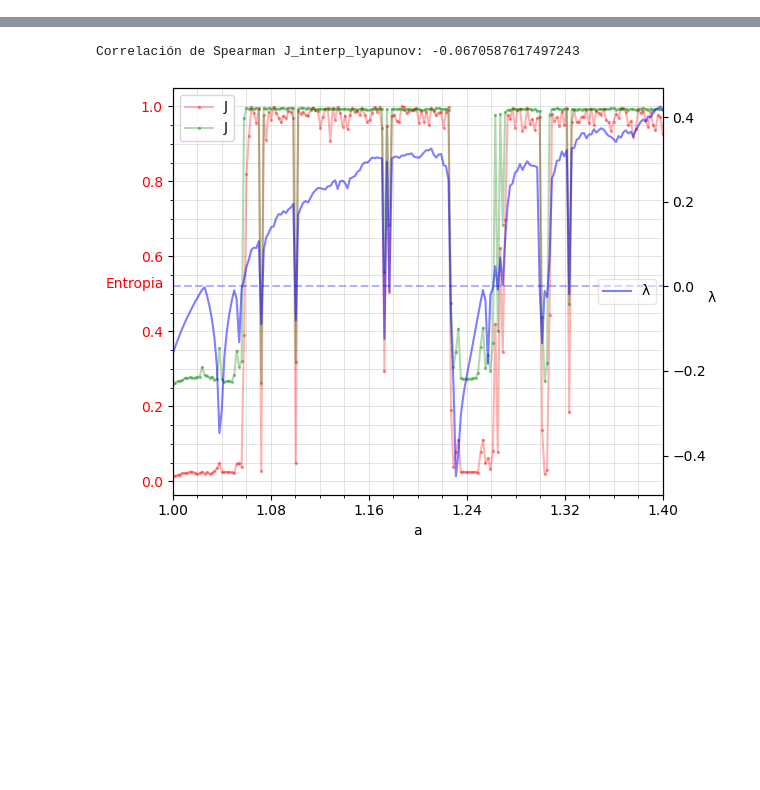
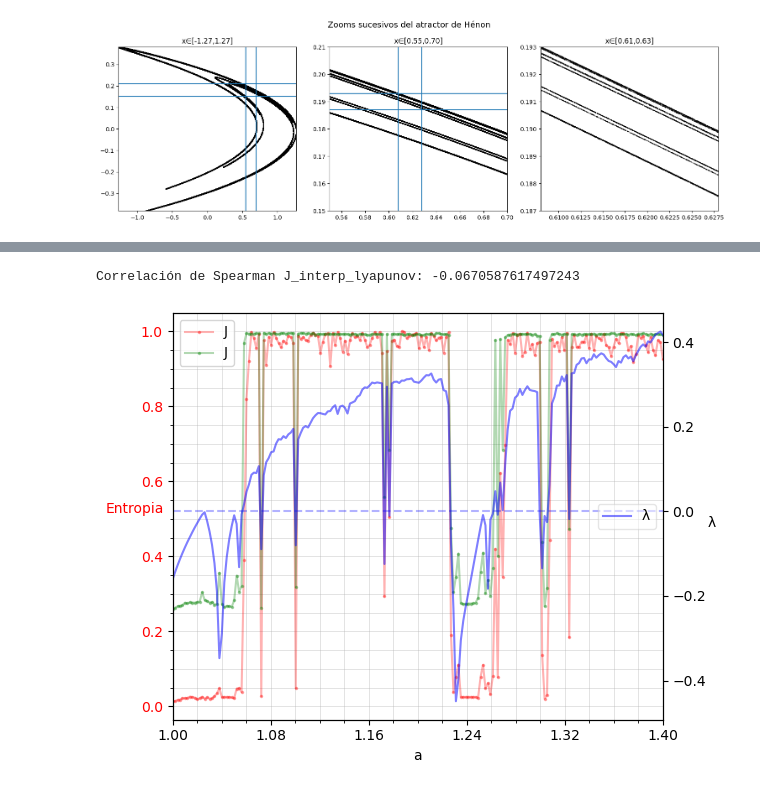
Before and after one commit to EduardoGarcia528/Tesis, a Jupyter notebook: henon/henon_map.ipynb, the cells around one changed output, grey strips where cells are left out. Cells and saved outputs as stored; diff of their text form; code cells hidden in the pictures; blank space fills up the shorter version.

```diff
--- a/henon/henon_map.ipynb
+++ b/henon/henon_map.ipynb
@@ -452,0 +507,43 @@ def var_per_state(Xn,N):
+# %%
+import numpy as np
+import matplotlib.pyplot as plt
+
+def henon_map(a=1.4, b=0.3, x0=0.1, y0=0.0, n_iter=10000000, discard=1000):
+    x = np.zeros(n_iter)
+    y = np.zeros(n_iter)
+    x[0], y[0] = x0, y0
+    for i in range(1, n_iter):
+        x[i] = 1 - a * x[i-1]**2 + y[i-1]
+        y[i] = b * x[i-1]
+    return x[discard:], y[discard:]
+
+# Generar atractor con alta resolución
+x, y = henon_map(n_iter=5_000_000, discard=2000)
+
+# Definir niveles de zoom automáticos
+zoom_levels = [
+    (np.percentile(x, 1), np.percentile(x, 99),
+     np.percentile(y, 1), np.percentile(y, 99)),
+    (0.55,0.7, 0.15, 0.21),  # Zoom manual en región densa
+    (0.608, 0.628, 0.187, 0.193)   # Zoom más profundo
+]
+
+fig, axes = plt.subplots(1, 3, figsize=(15, 5))
+for i , ax, (xmin, xmax, ymin, ymax) in zip([0,1,0],axes, zoom_levels):
+    future = zoom_levels[i+1]
+    mask = (x >= xmin) & (x <= xmax) & (y >= ymin) & (y <= ymax)
+    ax.scatter(x[mask], y[mask], s=0.1, c="black")
+    ax.set_xlim(xmin, xmax)
+    ax.set_ylim(ymin, ymax)
+    ax.axvline(x = future[0])
+    ax.axvline(x = future[1])
+    ax.axhline(y = future[2])
+    ax.axhline(y = future[3])
+    # ax.set_xticks([])
+    # ax.set_yticks([])
+    ax.set_title(f"x∈[{xmin:.2f},{xmax:.2f}]")
+plt.suptitle("Zooms sucesivos del atractor de Hénon", fontsize=14)
+plt.tight_layout()
+plt.show()
+# %% [output]
+[figure, added]
```
Also changed, not shown: parts of 3 cells of this notebook, 12 other files.
